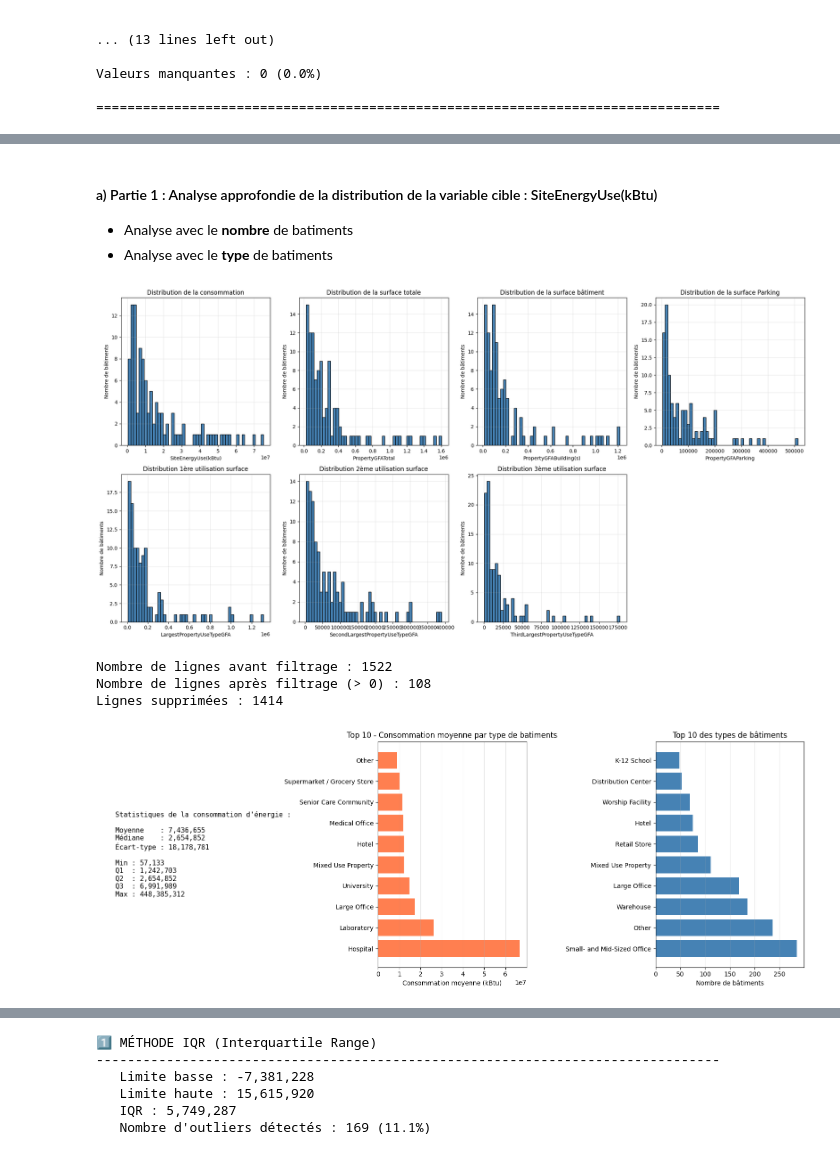
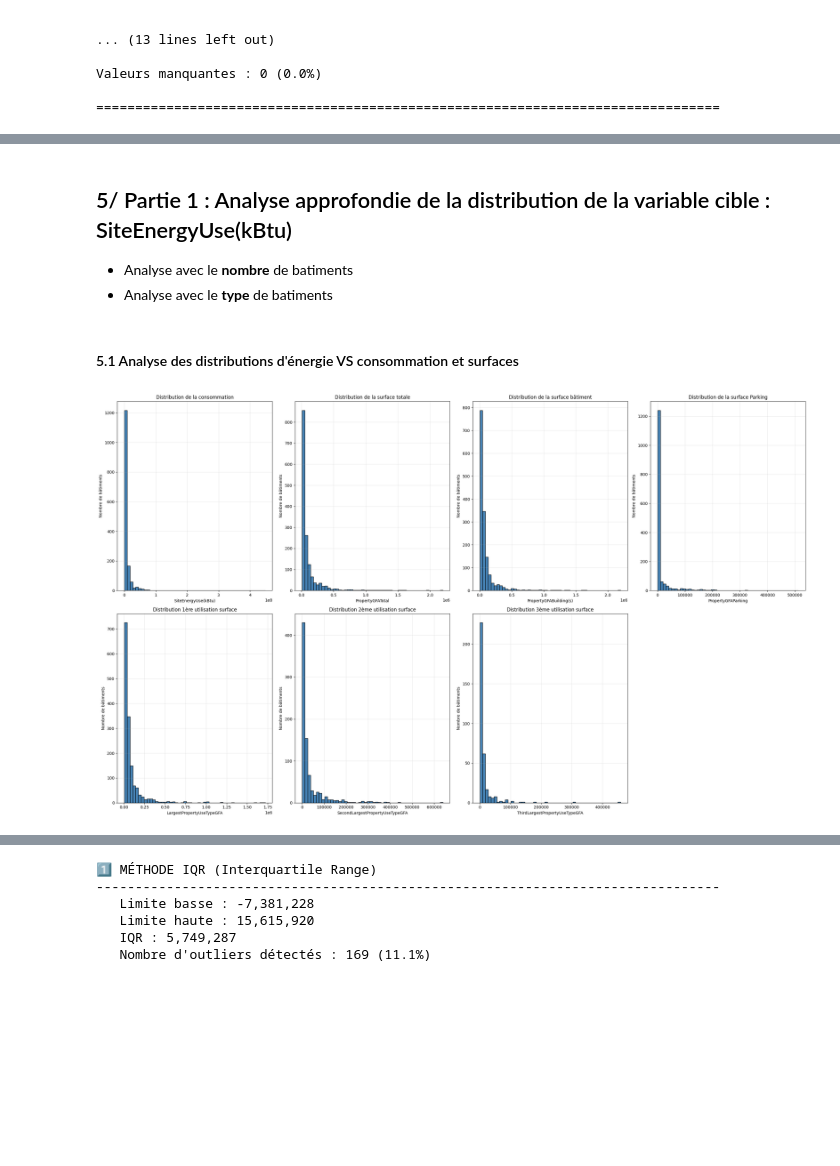
Before and after one commit to vler0ux/seattle, a Jupyter notebook: Leroux-veronique-analyse-exploratoire.ipynb, the cells around one changed output, grey strips where cells are left out. Cells and saved outputs as stored; diff of their text form; code cells hidden in the pictures; blank space fills up the shorter version.

```diff
--- a/Leroux-veronique-analyse-exploratoire.ipynb
+++ b/Leroux-veronique-analyse-exploratoire.ipynb
@@ -391,91 +407,37 @@ CHOIX RETENU : SiteEnergyUse(kBtu)
 ================================================================================
 Justification : Cette variable présente moins de valeurs les plus exploitables pour la modélisation
 # %% [markdown]
-####  a) Partie 1 : Analyse approfondie de la distribution de la variable cible : SiteEnergyUse(kBtu)
+## 5/ Partie 1 : Analyse approfondie de la distribution de la variable cible : SiteEnergyUse(kBtu)
  - Analyse avec le **nombre** de batiments
  - Analyse avec le **type** de batiments
+# %% [markdown]
+#### 5.1 Analyse des distributions d'énergie VS consommation et surfaces
 # %%
 # Configuration des variables à visualiser
 variables_config = {
     'SiteEnergyUse(kBtu)': 'Distribution de la consommation',
     'PropertyGFATotal': 'Distribution de la surface totale',
     'PropertyGFABuilding(s)': 'Distribution de la surface bâtiment',
     'PropertyGFAParking': 'Distribution de la surface Parking',
     'LargestPropertyUseTypeGFA': 'Distribution 1ère utilisation surface',
     'SecondLargestPropertyUseTypeGFA': 'Distribution 2ème utilisation surface',
     'ThirdLargestPropertyUseTypeGFA': 'Distribution 3ème utilisation surface'
 }
 
-# Filtrage des valeurs nulles (boucle pour construire le filtre)
-mask = True  # Initialisation
-for col in variables_config.keys():
-    mask &= (df_clean[col] > 0)
-
-df_no_zero = df_clean[mask]
-
 # Création des graphiques
-fig, axes = plt.subplots(2, 4, figsize=(20, 10))
-axes = axes.flatten()  # Transformation en tableau 1D pour faciliter l'itération
+fig, axes = plt.subplots(2,4, figsize=(25, 15))
+axes = axes.flatten()
 
 for idx, (col_name, title) in enumerate(variables_config.items()):
-    axes[idx].hist(df_no_zero[col_name], bins=50, color='steelblue', edgecolor='black')
+    axes[idx].hist(df[col_name], bins=50, color='steelblue', edgecolor='black')
     axes[idx].set_xlabel(col_name)
     axes[idx].set_ylabel('Nombre de bâtiments')
     axes[idx].set_title(title)
     axes[idx].grid(True, alpha=0.3)
 
-# Masquer le dernier subplot (8ème position inutilisée)
 axes[7].axis('off')
 
 plt.tight_layout()
 plt.show()
-
-print(f"Nombre de lignes avant filtrage : {len(df_clean)}")
-print(f"Nombre de lignes après filtrage (> 0) : {len(df_no_zero)}")
-print(f"Lignes supprimées : {len(df_clean) - len(df_no_zero)}")
 # %% [output]
-[figure, old version]
+[figure, new version]
-Nombre de lignes avant filtrage : 1522
-Nombre de lignes après filtrage (> 0) : 108
-Lignes supprimées : 1414
-# %%
-# Graphique 3 : Statistiques
-fig, axes = plt.subplots(1, 3, figsize=(16, 6))
-stats_text = f"""
-Statistiques de la consommation d'énergie :
-
-Moyenne    : {df_clean['SiteEnergyUse(kBtu)'].mean():,.0f}
-Médiane    : {df_clean['SiteEnergyUse(kBtu)'].median():,.0f}
-Écart-type : {df_clean['SiteEnergyUse(kBtu)'].std():,.0f}
-
-Min : {df_clean['SiteEnergyUse(kBtu)'].min():,.0f}
-Q1  : {df_clean['SiteEnergyUse(kBtu)'].quantile(0.25):,.0f}
-Q2  : {df_clean['SiteEnergyUse(kBtu)'].quantile(0.50):,.0f}
-Q3  : {df_clean['SiteEnergyUse(kBtu)'].quantile(0.75):,.0f}
-Max : {df_clean['SiteEnergyUse(kBtu)'].max():,.0f}
-"""
-axes[0].text(0.1, 0.5, stats_text, fontsize=11, family='monospace', verticalalignment='center')
-axes[0].axis('off')
-
-# Graphique 2 : Consommation moyenne par type
-mean_consumption = df_clean.groupby('PrimaryPropertyType')['SiteEnergyUse(kBtu)'].mean().sort_values(ascending=False).head(10)
-axes[1].barh(range(len(mean_consumption)), mean_consumption.values, color='coral')
-axes[1].set_yticks(range(len(mean_consumption)))
-axes[1].set_yticklabels(mean_consumption.index)
-axes[1].set_xlabel('Consommation moyenne (kBtu)')
-axes[1].set_title('Top 10 - Consommation moyenne par type de batiments')
-axes[1].grid(axis='x', alpha=0.3)
-
-# Graphique 1 : Nombre de bâtiments par type
-type_counts = df_clean['PrimaryPropertyType'].value_counts().head(10)
-axes[2].barh(range(len(type_counts)), type_counts.values, color='steelblue')
-axes[2].set_yticks(range(len(type_counts)))
-axes[2].set_yticklabels(type_counts.index)
-axes[2].set_xlabel('Nombre de bâtiments')
-axes[2].set_title('Top 10 des types de bâtiments')
-axes[2].grid(axis='x', alpha=0.3)
-
-plt.tight_layout()
-plt.show()
-# %% [output]
-[figure, removed]
```
Also changed, not shown: parts of 24 cells of this notebook.
